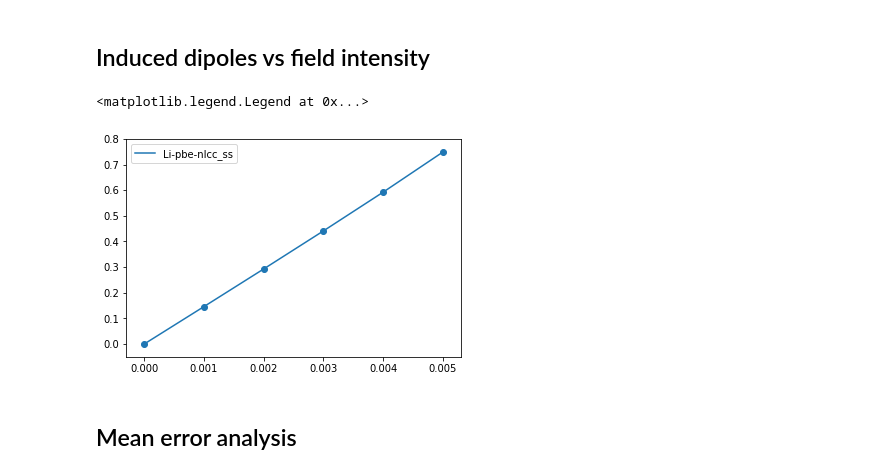
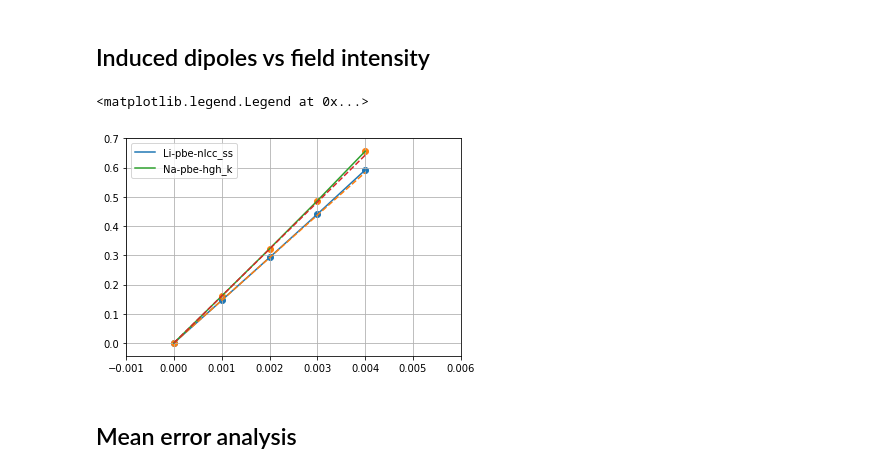
Before and after one commit to marcodalessandro76/Statical-Polarizability, a Jupyter notebook: Calculations/Workflow_linearity-test.ipynb, the cells around one changed output. Saved outputs shown, nothing was run; the diff lists cells and outputs as text; code cells hidden in the pictures.

```diff
--- a/Calculations/Workflow_linearity-test.ipynb
+++ b/Calculations/Workflow_linearity-test.ipynb
@@ -160,7 +160,7 @@ def extract_statical_polarizability(label,rtol,atol,path,input_for_alpha,posinp,
 def extract_statical_polarizability_linearity(label,rtol,atol,path,input_for_alpha,posinp,code,ref):
 
     #ints=[1e-2,5e-3,1e-3,5e-4,1e-4]
-    ints= [1e-3,2e-3,3e-3,4e-3,5e-3] #for comparison with the MWL plots
+    ints= [1e-3,2e-3,3e-3,4e-3] #,5e-3] #for comparison with the MWL plots
 
     results = {}
     results['alpha_values'] = {}
@@ -383,6 +383,7 @@ Prepare the code that will be used in a python script for automatic execution of
 # %%
 import yaml
 HG_data=yaml.load(open('../HG Dataset/hg_data.yaml'))
+AuToA = 0.5291772085
 # %%
 code=C.SystemCalculator(omp=omp,mpi_run=mpi_run,skip=True,verbose=False)
 # %% [output]
@@ -393,7 +394,7 @@ options={'wf_convergence':1.e-6,'hgrids':0.3,'rmult_fine':9.0,'rtol':1.e-3,'atol
 # %% [markdown]
 We can perform a single study with this workflow
 # %%
-studies = [('Na','pbe','hgh_k'),('Li','pbe','nlcc_ss'),('NO','pbe','nlcc_ss')]
+studies = [('Na','pbe','hgh_k'),('Li','pbe','nlcc_ss')] #,('NO','pbe','nlcc_ss')]
 # %%
 study_data = {}
 
@@ -435,0 +439,3 @@ Convergence reached in Dataset "Li-pbe-nlcc_ss(domain)" for id " {'rmult': 10.0,
+# %%
+for study in studies:
+    print 'Ref for ' + study[0] + ' = ' + str(np.array(HG_data[study[0]][study[1]])/(AuToA**3))
@@ -445,24 +504,29 @@ AuToA = 0.5291772085
 # %%
 for study in full_results_linearity:
     if study == 'options': continue
     #print study
     alphas = full_results_linearity[study]['alpha_values']
     #print alphas
     ints = alphas.keys()
     ints.append(0.0)
     ints.sort()
     #print ints
     dipoles = []
     dipoles.append(0.0)
     for f in ints[1:]:
         dip = f*alphas[f]['alpha_convergence'][1][0]#/(AuToA**3)
         dipoles.append(dip)
     plt.plot(ints,dipoles,label = study[0]+'-'+study[1]+'-'+study[2])
     plt.scatter(ints,dipoles)
+    coeff = dipoles[1]/ints[1]
+    linear_dip = [coeff*x for x in ints]
+    plt.plot(ints,linear_dip,linestyle='--')
+plt.xlim(-0.001,0.006)
+plt.grid()
 plt.legend()
 # %% [output]
 <matplotlib.legend.Legend at 0x...>
-[figure, old version]
+[figure, new version]
 # %% [markdown]
 ## Mean error analysis
 # %%
```
Also changed, not shown: parts of 9 cells of this notebook, 1 other file.
